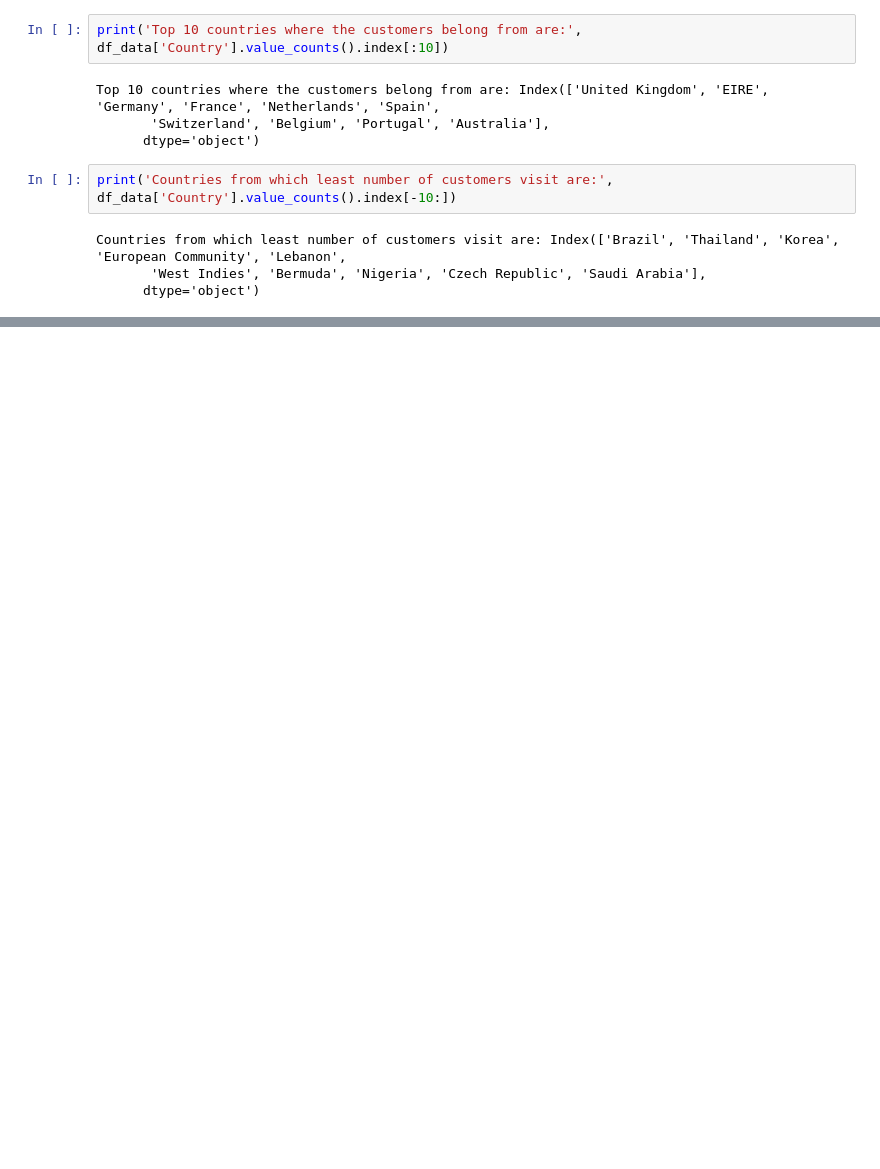
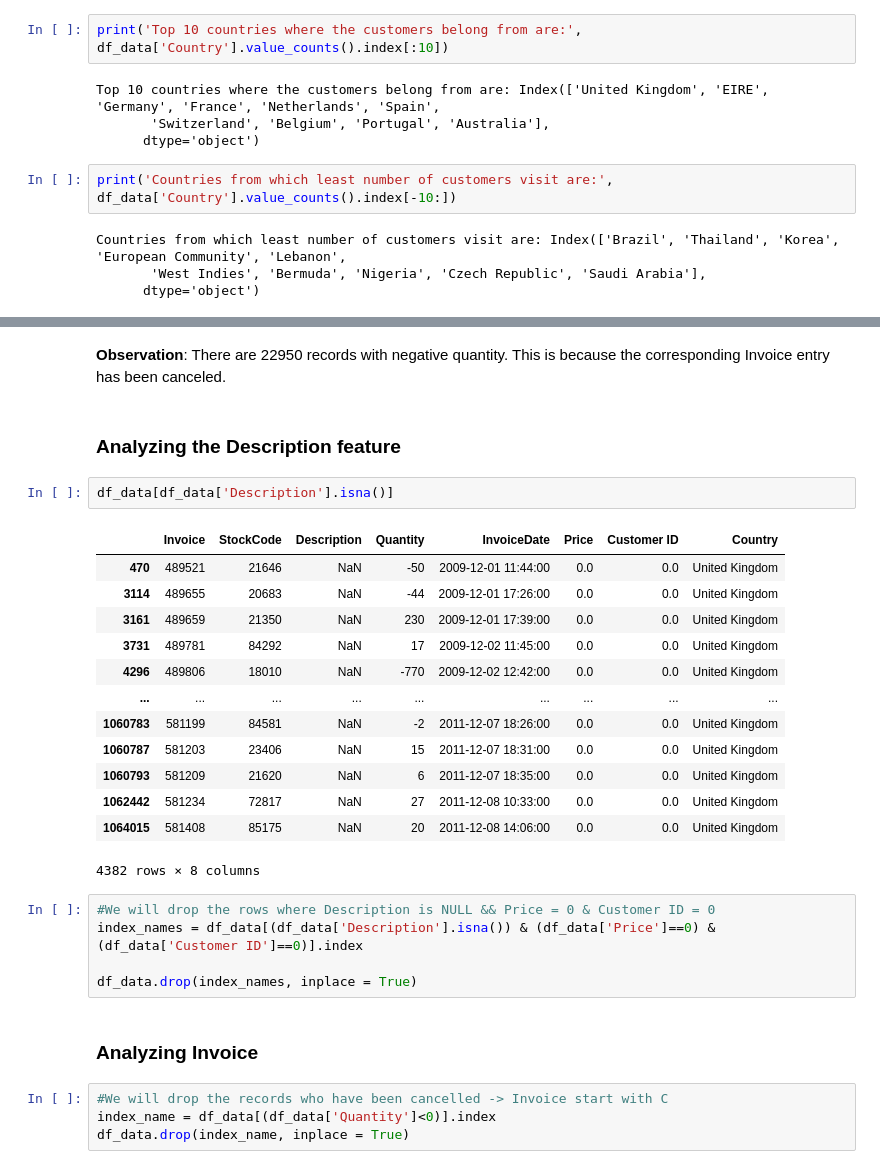
Before and after one commit to ParisRohan/AES-128-bit-Key-size-, a Jupyter notebook: rp-customer-segmentation.ipynb, the cells around one changed output, grey strips where cells are left out. Drawn from its saved outputs; the diff is of its cells as text; blank space fills up the shorter version.

```diff
--- a/rp-customer-segmentation.ipynb
+++ b/rp-customer-segmentation.ipynb
@@ -126,0 +236,31 @@ Number of customers having no ID:  243007
+# %% [markdown]
+**Observation**: There are 22950 records with negative quantity. This is because the corresponding Invoice entry has been canceled.
+# %% [markdown]
+### Analyzing the Description feature
+# %%
+df_data[df_data['Description'].isna()]
+# %% [output]
+|  | Invoice | StockCode | Description | Quantity | InvoiceDate | Price | Customer ID | Country |
+| 470 | 489521 | 21646 | NaN | -50 | 2009-12-01 11:44:00 | 0.0 | 0.0 | United Kingdom |
+| 3114 | 489655 | 20683 | NaN | -44 | 2009-12-01 17:26:00 | 0.0 | 0.0 | United Kingdom |
+| 3161 | 489659 | 21350 | NaN | 230 | 2009-12-01 17:39:00 | 0.0 | 0.0 | United Kingdom |
+| 3731 | 489781 | 84292 | NaN | 17 | 2009-12-02 11:45:00 | 0.0 | 0.0 | United Kingdom |
+| 4296 | 489806 | 18010 | NaN | -770 | 2009-12-02 12:42:00 | 0.0 | 0.0 | United Kingdom |
+| ... | ... | ... | ... | ... | ... | ... | ... | ... |
+| 1060783 | 581199 | 84581 | NaN | -2 | 2011-12-07 18:26:00 | 0.0 | 0.0 | United Kingdom |
+| 1060787 | 581203 | 23406 | NaN | 15 | 2011-12-07 18:31:00 | 0.0 | 0.0 | United Kingdom |
+| 1060793 | 581209 | 21620 | NaN | 6 | 2011-12-07 18:35:00 | 0.0 | 0.0 | United Kingdom |
+| 1062442 | 581234 | 72817 | NaN | 27 | 2011-12-08 10:33:00 | 0.0 | 0.0 | United Kingdom |
+| 1064015 | 581408 | 85175 | NaN | 20 | 2011-12-08 14:06:00 | 0.0 | 0.0 | United Kingdom |
+4382 rows × 8 columns
+# %%
+#We will drop the rows where Description is NULL && Price = 0 & Customer ID = 0
+index_names = df_data[(df_data['Description'].isna()) & (df_data['Price']==0) & (df_data['Customer ID']==0)].index
+
+df_data.drop(index_names, inplace = True)
+# %% [markdown]
+### Analyzing Invoice
+# %%
+#We will drop the records who have been cancelled -> Invoice start with C
+index_name = df_data[(df_data['Quantity']<0)].index
+df_data.drop(index_name, inplace = True)
```
Also changed, not shown: parts of 23 cells of this notebook.
